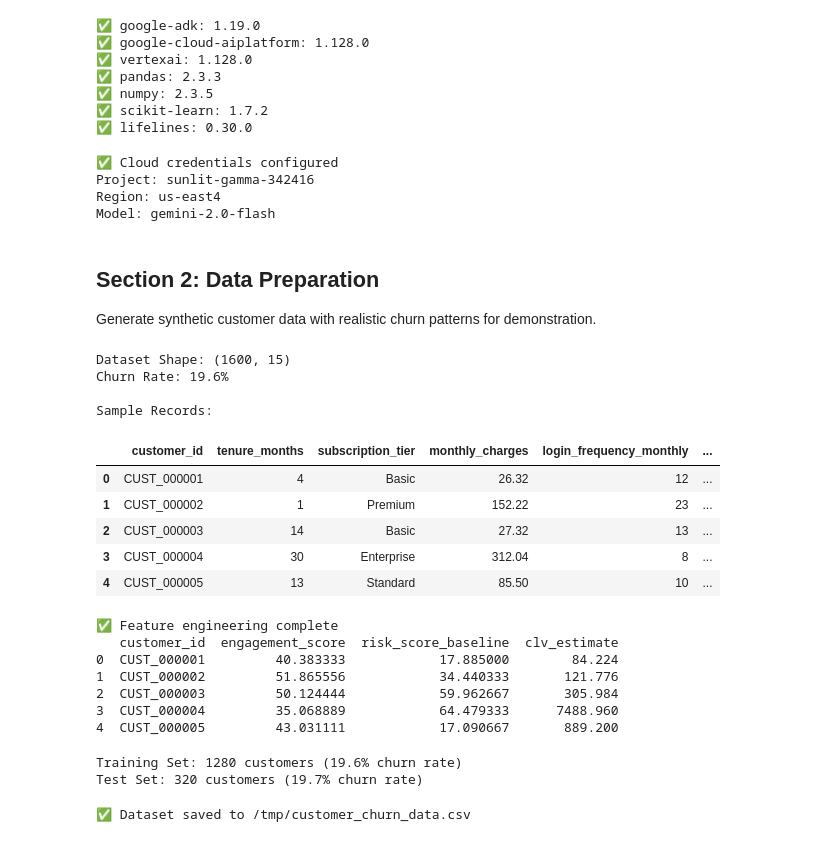
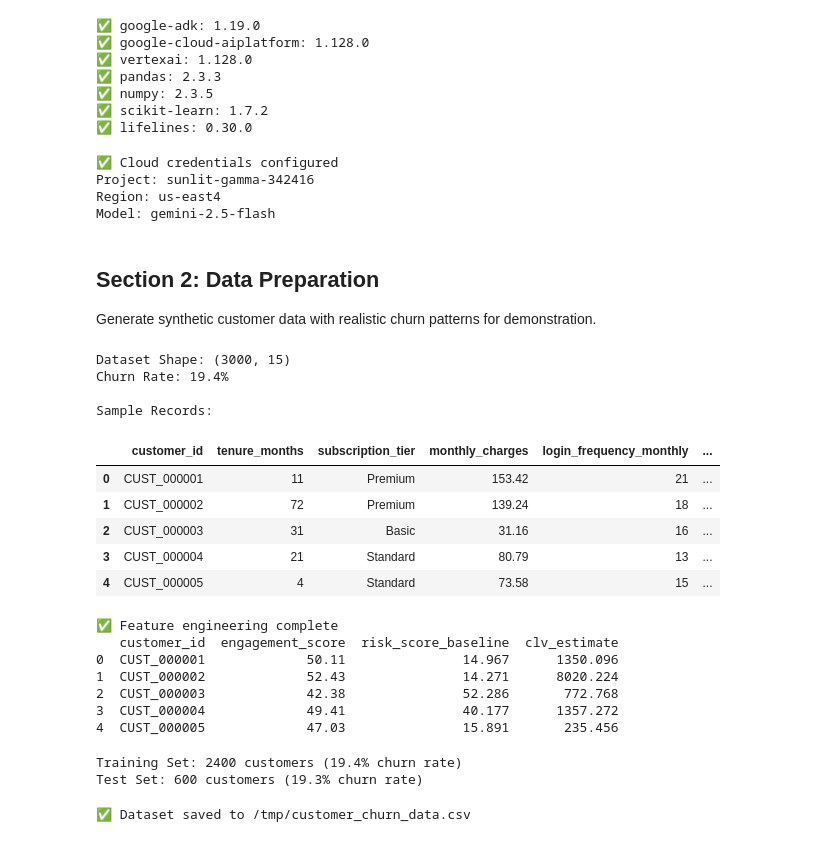
Before and after one commit to Iblouse/Proactive-churn-prevention, a Jupyter notebook: proactive-churn-prevention.ipynb, the cells around one changed output. Saved outputs shown, nothing was run; the diff lists cells and outputs as text; code cells hidden in the pictures.

Commit message:
Updated readme.md file, updated random seed

```diff
--- a/proactive-churn-prevention.ipynb
+++ b/proactive-churn-prevention.ipynb
@@ -97,7 +97,7 @@ REGION = "us-east4"  # Vertex AI Agent Engine region
 BUCKET_NAME = f"{PROJECT_ID}-churn-agents"  # GCS bucket for artifacts
 
 # Model Configuration
-LLM_MODEL = "gemini-2.0-flash"  # Cost-efficient model
+LLM_MODEL = "gemini-2.5-flash"  # Cost-efficient model
 EMBEDDING_MODEL = "text-embedding-004"
 
 # Agent Configuration
@@ -116,7 +116,7 @@ print(f"Model: {LLM_MODEL}")
 ✅ Cloud credentials configured
 Project: sunlit-gamma-342416
 Region: us-east4
-Model: gemini-2.0-flash
+Model: gemini-2.5-flash
 # %% [markdown]
 ## Section 2: Data Preparation
 
@@ -129,7 +129,8 @@ import json
 from typing import Dict, Any, List, Optional
 
 # Set random seed for reproducibility
-np.random.seed(11)
+n_seed = 42
+np.random.seed(n_seed)
 
 def generate_customer_data(n_customers: int = 1000) -> pd.DataFrame:
     """
@@ -191,41 +192,41 @@ def generate_customer_data(n_customers: int = 1000) -> pd.DataFrame:
     df = pd.DataFrame({
         'customer_id': customer_ids,
         'tenure_months': tenure_months,
         'subscription_tier': subscription_tiers,
         'monthly_charges': np.round(monthly_charges, 2),
         'login_frequency_monthly': login_frequency,
         'feature_usage_pct': np.round(feature_usage_pct, 1),
         'support_tickets_90d': support_tickets_90d,
         'payment_delays_12m': payment_delays_12m,
         'discount_count': discount_count,
         'nps_score': nps_score,
         'email_open_rate': np.round(email_open_rate, 3),
         'last_activity_days': last_activity_days,
         'churned': churned,
         'days_until_churn': days_until_churn,
         'churn_probability': np.round(churn_probability, 4)
     })
 
     return df
 
 # Generate dataset
-customer_df = generate_customer_data(n_customers=1600)
+customer_df = generate_customer_data(n_customers=3000)
 
 print(f"Dataset Shape: {customer_df.shape}")
 print(f"Churn Rate: {customer_df['churned'].mean():.1%}")
 print(f"\nSample Records:")
 customer_df.head()
 # %% [output]
-Dataset Shape: (1600, 15)
-Churn Rate: 19.6%
+Dataset Shape: (3000, 15)
+Churn Rate: 19.4%
 
 Sample Records:
 |  | customer_id | tenure_months | subscription_tier | monthly_charges | login_frequency_monthly | ... |
-| 0 | CUST_000001 | 4 | Basic | 26.32 | 12 | ... |
-| 1 | CUST_000002 | 1 | Premium | 152.22 | 23 | ... |
-| 2 | CUST_000003 | 14 | Basic | 27.32 | 13 | ... |
-| 3 | CUST_000004 | 30 | Enterprise | 312.04 | 8 | ... |
-| 4 | CUST_000005 | 13 | Standard | 85.50 | 10 | ... |
+| 0 | CUST_000001 | 11 | Premium | 153.42 | 21 | ... |
+| 1 | CUST_000002 | 72 | Premium | 139.24 | 18 | ... |
+| 2 | CUST_000003 | 31 | Basic | 31.16 | 16 | ... |
+| 3 | CUST_000004 | 21 | Standard | 80.79 | 13 | ... |
+| 4 | CUST_000005 | 4 | Standard | 73.58 | 15 | ... |
 # %%
 # Feature Engineering
 
@@ -267,11 +268,11 @@ print(customer_df[['customer_id', 'engagement_score', 'risk_score_baseline', 'cl
 # %% [output]
 ✅ Feature engineering complete
    customer_id  engagement_score  risk_score_baseline  clv_estimate
-0  CUST_000001         40.383333            17.885000        84.224
-1  CUST_000002         51.865556            34.440333       121.776
-2  CUST_000003         50.124444            59.962667       305.984
-3  CUST_000004         35.068889            64.479333      7488.960
-4  CUST_000005         43.031111            17.090667       889.200
+0  CUST_000001             50.11               14.967      1350.096
+1  CUST_000002             52.43               14.271      8020.224
+2  CUST_000003             42.38               52.286       772.768
+3  CUST_000004             49.41               40.177      1357.272
+4  CUST_000005             47.03               15.891       235.456
 # %%
 # Train/Test Split
 from sklearn.model_selection import train_test_split
@@ -294,8 +295,8 @@ X_train, X_test, y_train, y_test = train_test_split(
 print(f"Training Set: {len(X_train)} customers ({y_train.mean():.1%} churn rate)")
 print(f"Test Set: {len(X_test)} customers ({y_test.mean():.1%} churn rate)")
 # %% [output]
-Training Set: 1280 customers (19.6% churn rate)
-Test Set: 320 customers (19.7% churn rate)
+Training Set: 2400 customers (19.4% churn rate)
+Test Set: 600 customers (19.3% churn rate)
 # %%
 # Save dataset
 customer_df.to_csv('/tmp/customer_churn_data.csv', index=False)
```
Also changed, not shown: parts of 12 cells of this notebook, 7 other files.
